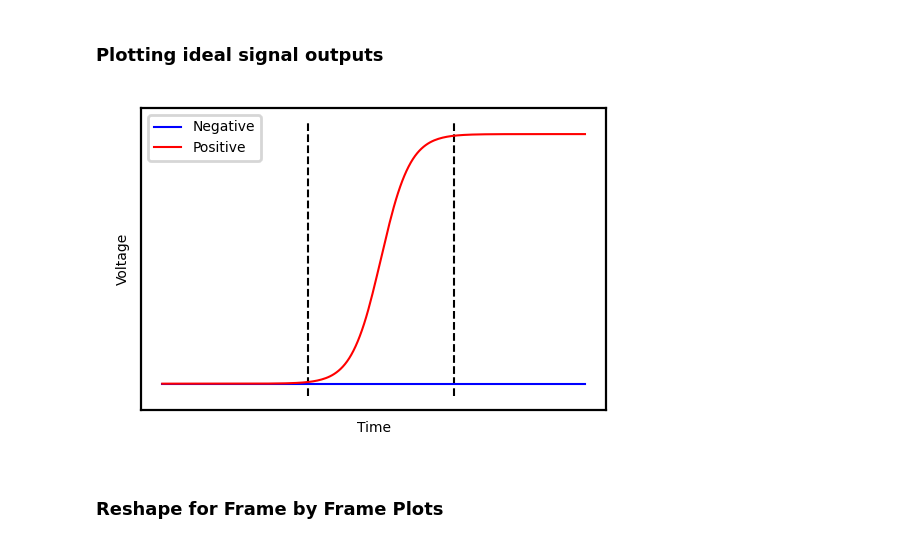
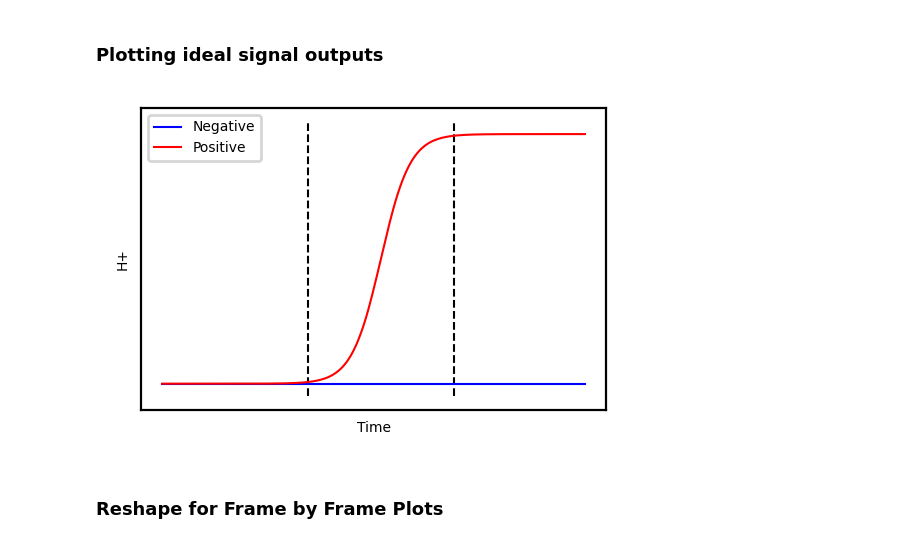
Before and after one commit to adityag16/Final-Year-Project, a Jupyter notebook: Initial Data Analysis.ipynb, the cells around one changed output. Cells and saved outputs as stored; diff of their text form; code cells hidden in the pictures.

```diff
--- a/Initial Data Analysis.ipynb
+++ b/Initial Data Analysis.ipynb
@@ -40,30 +40,30 @@ def uniform(no_points):
 # %%
 with tf.device(gpu):
   fig, ax = plt.subplots(1,figsize=(3,2), dpi=200)
 
   x = np.arange(-15, 15)
   xnew = np.linspace(x.min(), x.max(), 200)
 
   y1 = sigmoid(x)
   y2 = uniform(len(x))
 
   spl = make_interp_spline(x, y1, k=3)
   y1_smooth = spl(xnew)
 
   spl2 = make_interp_spline(x, y2, k=3)
   y2_smooth = spl2(xnew)
 
   ax.set_yticks([])
   ax.set_xticks([])
 
   ax.plot(xnew,y2_smooth, color='blue',linewidth=0.75, label='Negative')
   ax.plot(xnew,y1_smooth, color='red',linewidth=0.75, label='Positive')
   ax.set_xlabel('Time', fontsize=5)
-  ax.set_ylabel('Voltage', fontsize=5)
+  ax.set_ylabel('H+', fontsize=5)
   ax.vlines([-5, 5], -0.05, 1.05, linestyle='dashed', color='k', linewidth=0.75)
   ax.legend(fontsize=5)
 # %% [output]
-[figure, old version]
+[figure, new version]
 # %% [markdown]
 ### Reshape for Frame by Frame Plots
 # %%
```
Also changed, not shown: 4 other files.
